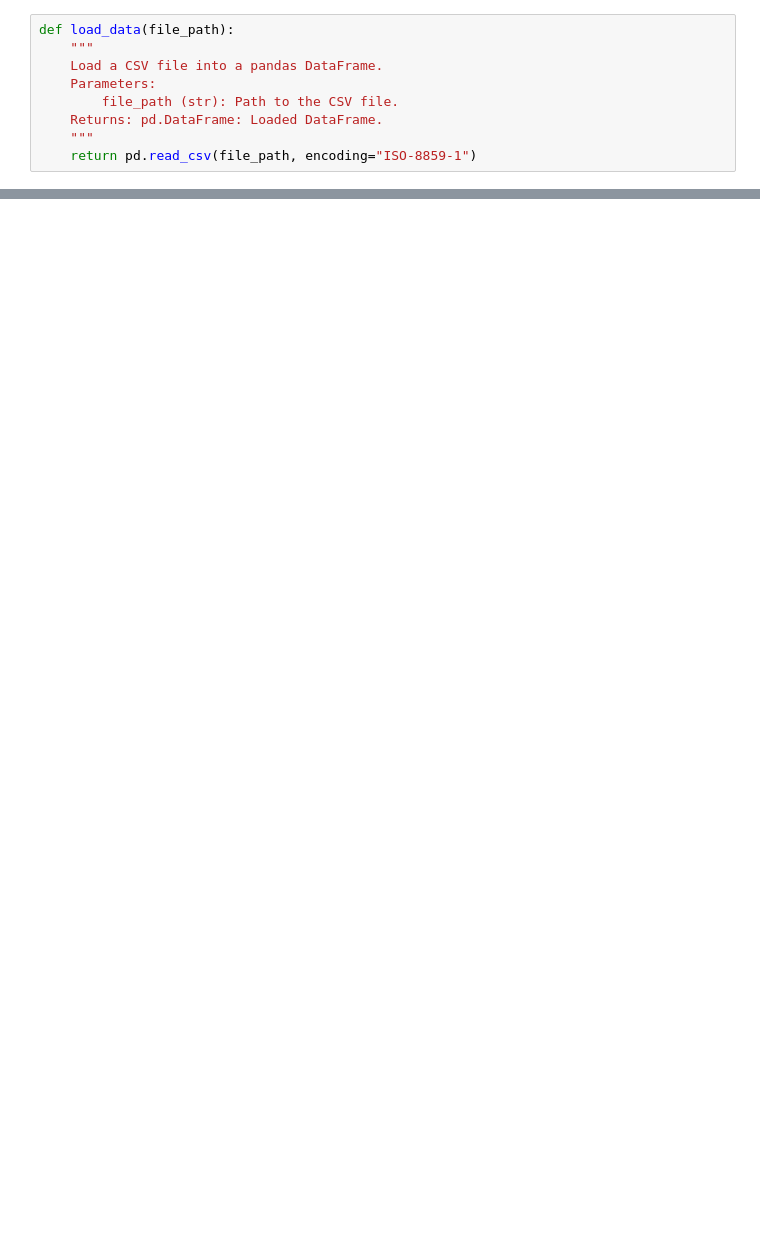
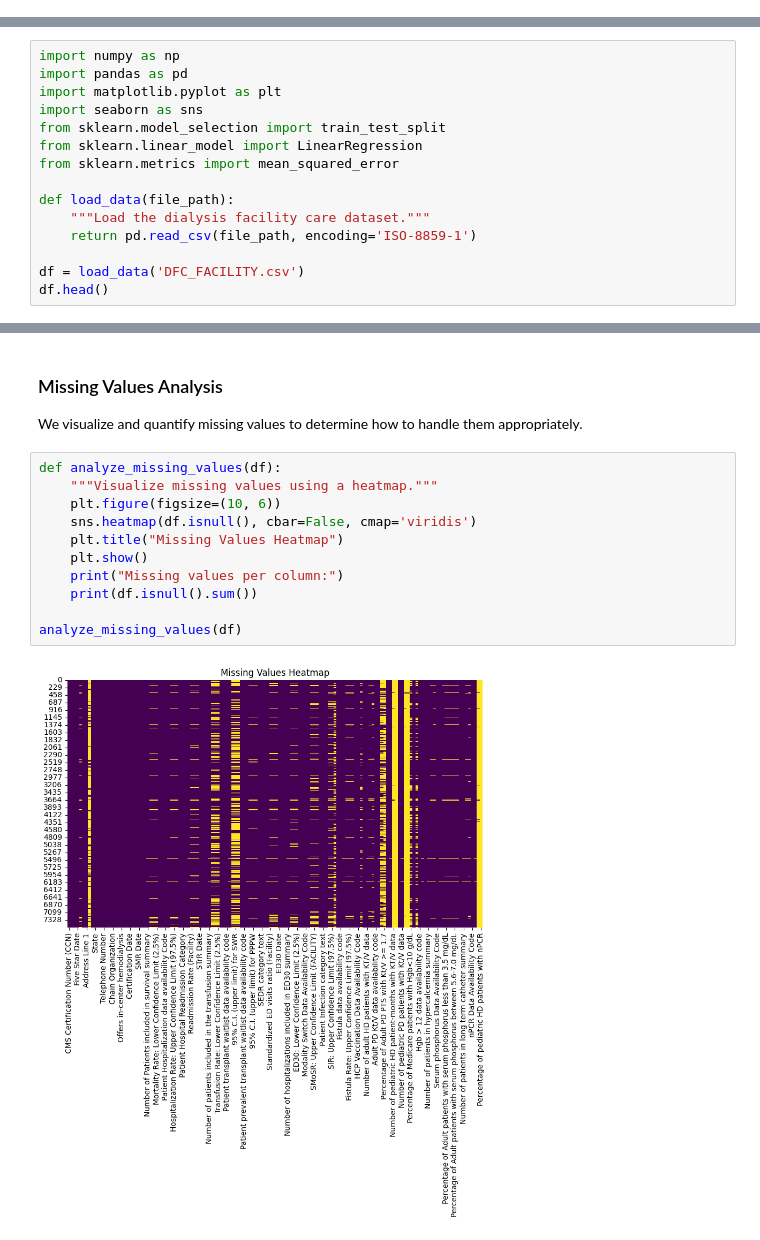
Before and after one commit to PBandCamJam/DialysisCare, a Jupyter notebook: Dialysis_Facility_Care.ipynb, the cells around one changed output, grey strips where cells are left out. Saved outputs shown, nothing was run; the diff lists cells and outputs as text; blank space fills up the shorter version.

```diff
--- a/Dialysis_Facility_Care.ipynb
+++ b/Dialysis_Facility_Care.ipynb
@@ -9,9 +0,0 @@ from sklearn.metrics import mean_squared_error
-# %%
-def load_data(file_path):
-    """
-    Load a CSV file into a pandas DataFrame.
-    Parameters:
-        file_path (str): Path to the CSV file.
-    Returns: pd.DataFrame: Loaded DataFrame.
-    """
-    return pd.read_csv(file_path, encoding="ISO-8859-1")
@@ -177,0 +17,15 @@ Simple Model Test RMSE: 5.159587833715236
+# %%
+import numpy as np
+import pandas as pd
+import matplotlib.pyplot as plt
+import seaborn as sns
+from sklearn.model_selection import train_test_split
+from sklearn.linear_model import LinearRegression
+from sklearn.metrics import mean_squared_error
+
+def load_data(file_path):
+    """Load the dialysis facility care dataset."""
+    return pd.read_csv(file_path, encoding='ISO-8859-1')
+
+df = load_data('DFC_FACILITY.csv')
+df.head()
@@ -177,0 +66,17 @@ Simple Model Test RMSE: 5.159587833715236
+# %% [markdown]
+### Missing Values Analysis
+
+We visualize and quantify missing values to determine how to handle them appropriately.
+# %%
+def analyze_missing_values(df):
+    """Visualize missing values using a heatmap."""
+    plt.figure(figsize=(10, 6))
+    sns.heatmap(df.isnull(), cbar=False, cmap='viridis')
+    plt.title("Missing Values Heatmap")
+    plt.show()
+    print("Missing values per column:")
+    print(df.isnull().sum())
+
+analyze_missing_values(df)
+# %% [output]
+[figure, added]
```
Also changed, not shown: parts of 37 cells of this notebook.
